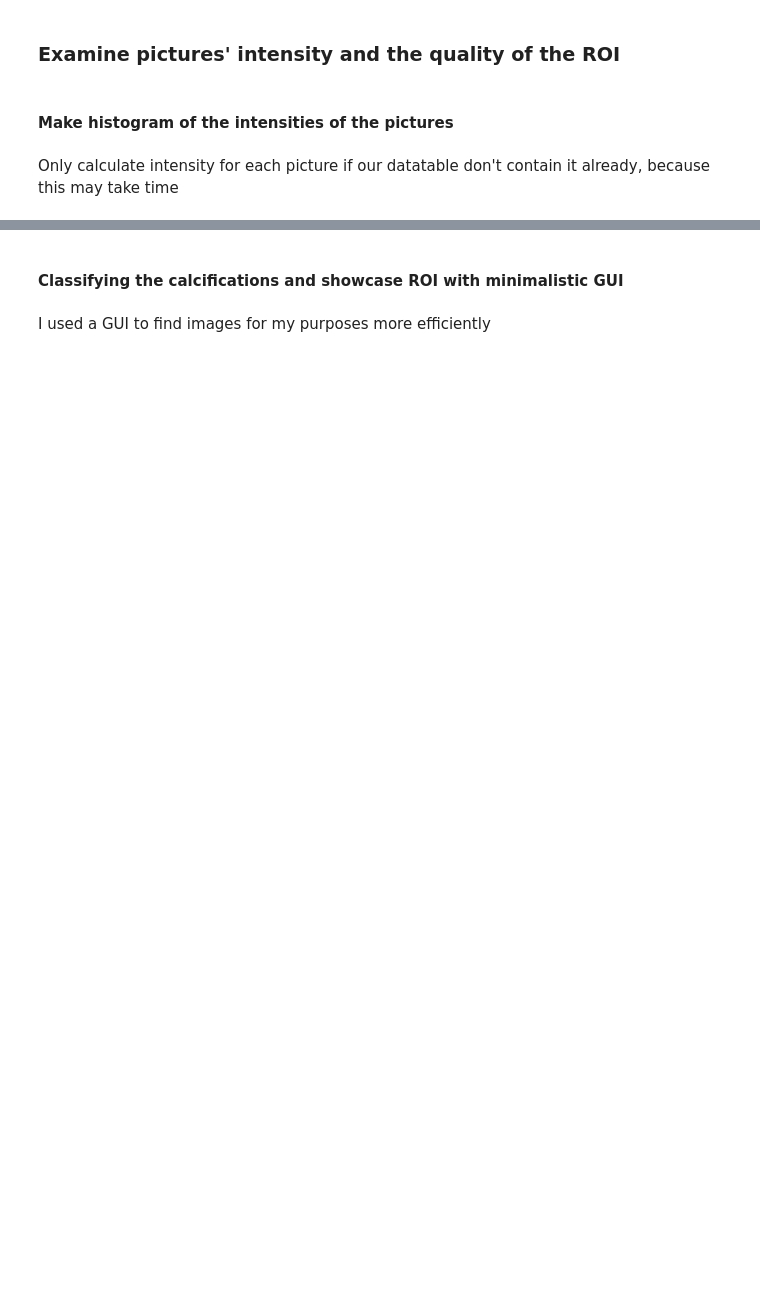
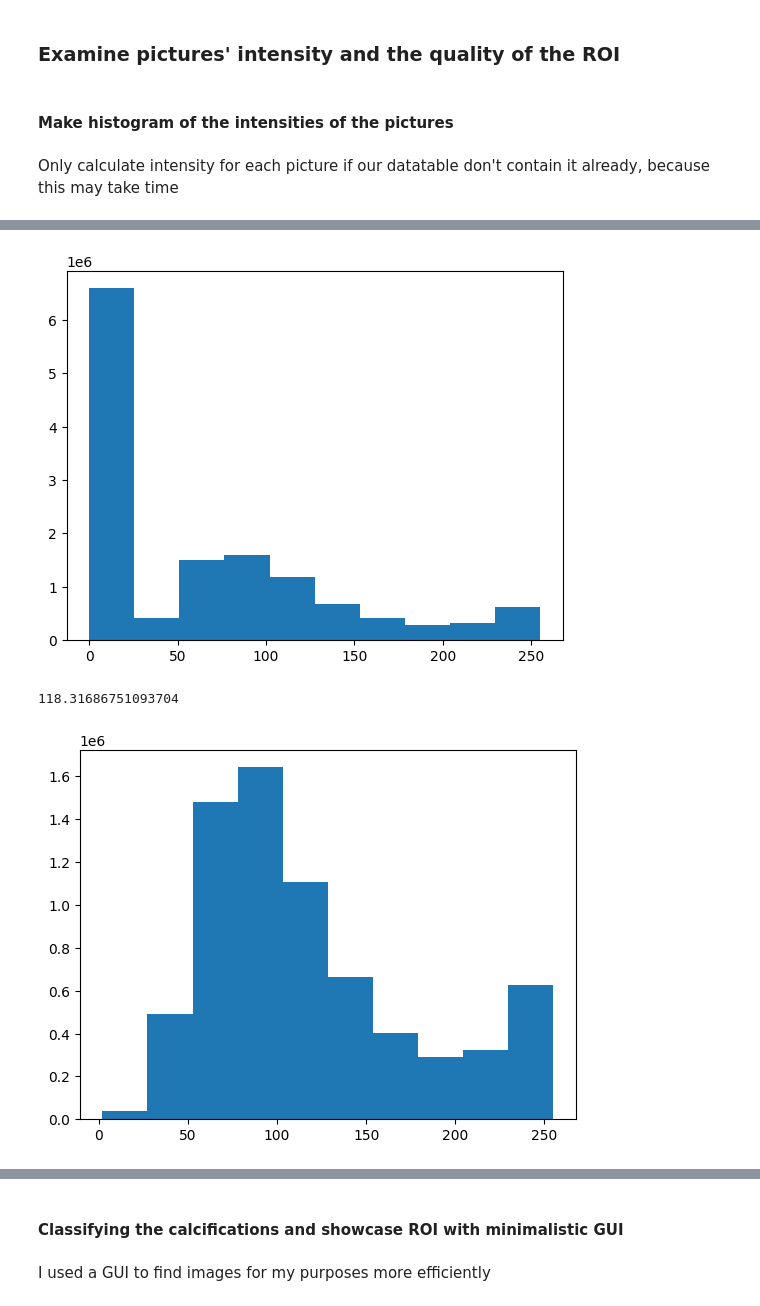
Before and after one commit to dudderThugger/laboratory-mammography, a Jupyter notebook: mammography_seg_ml.ipynb, the cells around one changed output, grey strips where cells are left out. Saved outputs shown, nothing was run; the diff lists cells and outputs as text; code cells hidden in the pictures; blank space fills up the shorter version.

```diff
--- a/mammography_seg_ml.ipynb
+++ b/mammography_seg_ml.ipynb
@@ -337,2 +376,11 @@ Calculating intensity for image /media/szelesteya/F824D4D024D492CC/EMBED-images/
+# %%
+image = Image.open('/media/szelesteya/F824D4D024D492CC/EMBED-images/all-calc-with-roi-reduced-png/1.2.826.0.1.3680043.8.498.10084868060616841395708036269303740957_conv.png')
+plt.hist(np.array(image).flatten())
+plt.show()
+calculate_intensity(image)
+# %% [output]
+[figure, added]
+118.31686751093704
+[figure, added]
 # %%
 #intensities_cut_array = intensities_array[~(intensities_array > 1000)]
```
Also changed, not shown: parts of 29 cells of this notebook, 1 other file.
